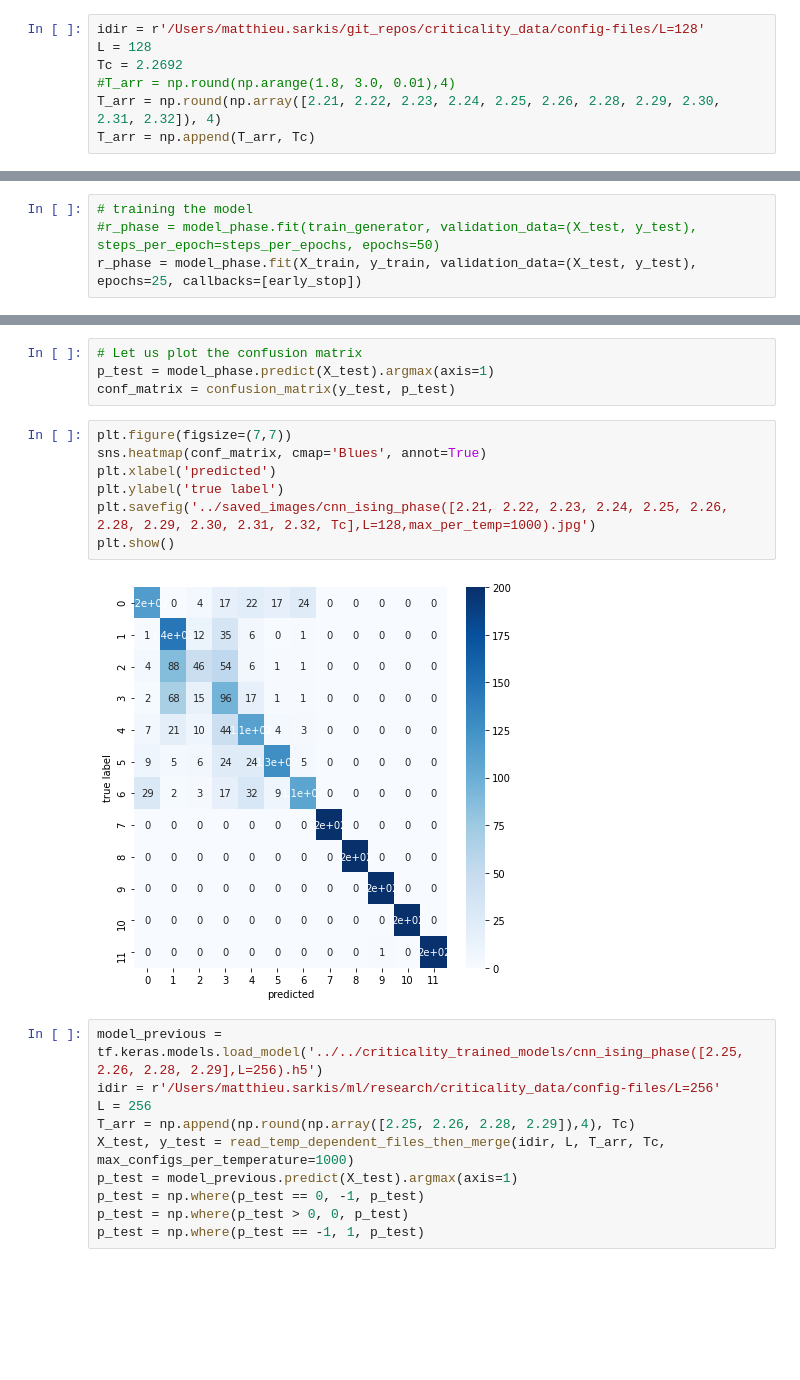
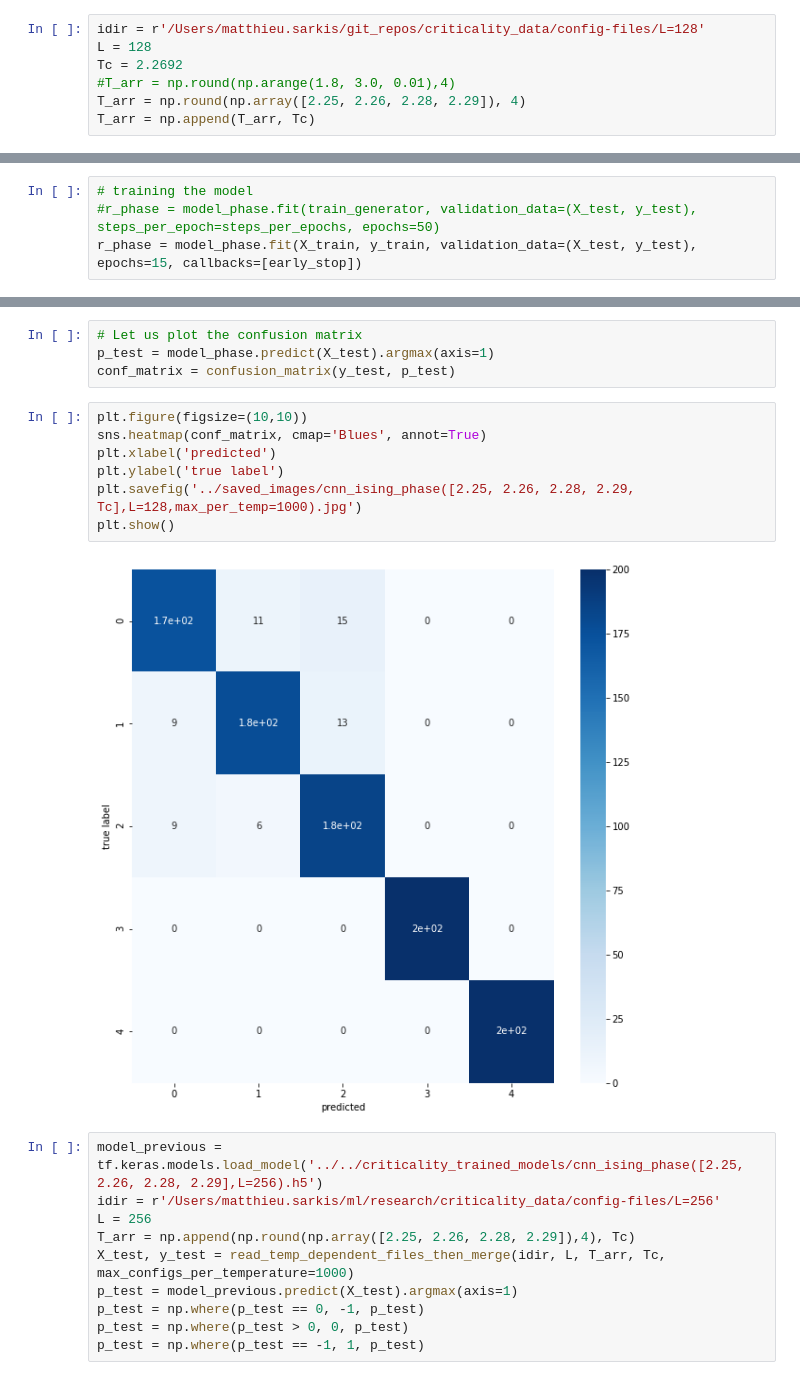
Before and after one commit to adelshb/Improving-critical-exponent-estimations-with-Generative-Adversarial-Networks, a Jupyter notebook: ising_python/supervised/CNN_Ising.ipynb, the cells around one changed output, grey strips where cells are left out. Drawn from its saved outputs; the diff is of its cells as text; blank space fills up the shorter version.

Commit message:
trained model

```diff
--- a/ising_python/supervised/CNN_Ising.ipynb
+++ b/ising_python/supervised/CNN_Ising.ipynb
@@ -19,7 +19,7 @@ idir = r'/Users/matthieu.sarkis/git_repos/criticality_data/config-files/L=128'
 L = 128
 Tc = 2.2692
 #T_arr = np.round(np.arange(1.8, 3.0, 0.01),4)
-T_arr = np.round(np.array([2.21, 2.22, 2.23, 2.24, 2.25, 2.26, 2.28, 2.29, 2.30, 2.31, 2.32]), 4)
+T_arr = np.round(np.array([2.25, 2.26, 2.28, 2.29]), 4)
 T_arr = np.append(T_arr, Tc)
 # %%
 X, y = read_temp_dependent_files_then_merge(idir, L, T_arr, Tc, max_configs_per_temperature=1000)
@@ -116,5 +116,5 @@ early_stop = tf.keras.callbacks.EarlyStopping(monitor='val_loss', patience=7, mo
 # %%
 # training the model
 #r_phase = model_phase.fit(train_generator, validation_data=(X_test, y_test), steps_per_epoch=steps_per_epochs, epochs=50)
-r_phase = model_phase.fit(X_train, y_train, validation_data=(X_test, y_test), epochs=25, callbacks=[early_stop])
+r_phase = model_phase.fit(X_train, y_train, validation_data=(X_test, y_test), epochs=15, callbacks=[early_stop])
 # %% [output]
@@ -159,14 +159,14 @@ plt.show()
 p_test = model_phase.predict(X_test).argmax(axis=1)
 conf_matrix = confusion_matrix(y_test, p_test)
 # %%
-plt.figure(figsize=(7,7))
+plt.figure(figsize=(10,10))
 sns.heatmap(conf_matrix, cmap='Blues', annot=True)
 plt.xlabel('predicted')
 plt.ylabel('true label')
-plt.savefig('../saved_images/cnn_ising_phase([2.21, 2.22, 2.23, 2.24, 2.25, 2.26, 2.28, 2.29, 2.30, 2.31, 2.32, Tc],L=128,max_per_temp=1000).jpg')
+plt.savefig('../saved_images/cnn_ising_phase([2.25, 2.26, 2.28, 2.29, Tc],L=128,max_per_temp=1000).jpg')
 plt.show()
 # %% [output]
-[figure, old version]
+[figure, new version]
 # %%
 model_previous = tf.keras.models.load_model('../../criticality_trained_models/cnn_ising_phase([2.25, 2.26, 2.28, 2.29],L=256).h5')
 idir = r'/Users/matthieu.sarkis/ml/research/criticality_data/config-files/L=256'
```
Also changed, not shown: parts of 6 cells of this notebook, 2 other files.
